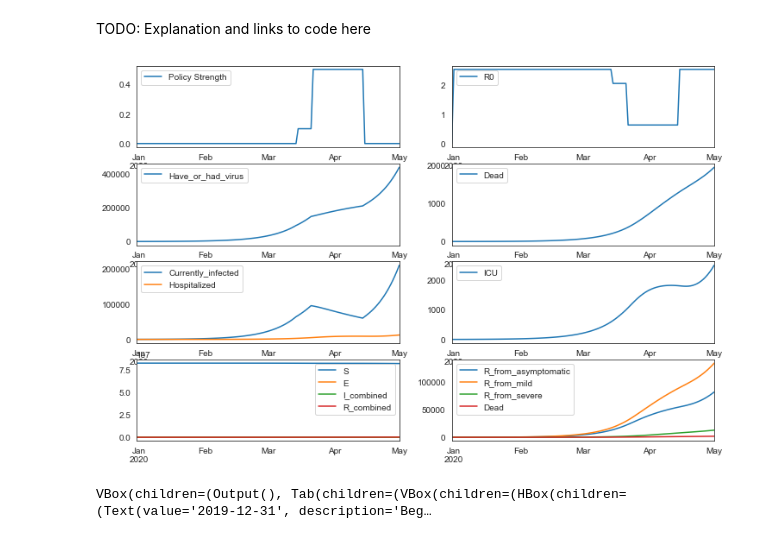
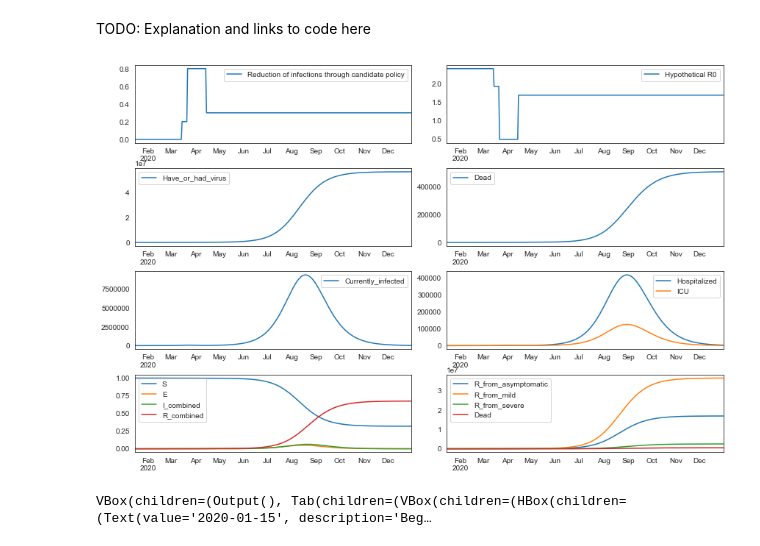
Before and after one commit to maximilianeber/covid, a Jupyter notebook: dashboard.ipynb, the cells around one changed output. Drawn from its saved outputs; the diff is of its cells as text; code cells hidden in the pictures.

```diff
--- a/dashboard.ipynb
+++ b/dashboard.ipynb
@@ -20,25 +20,26 @@ from seir import Seir
 sns.set_style("white")
 # %%
 parameters = {
-    "beta": 0.35,
-    "t_incubation": 5.5,
-    "t_presymptomatic": 1.5,
+    "r0": 2.4,
+    "t_incubation": 5.1,
+    "t_presymptomatic": 1,
     "t_recovery_asymptomatic": 5,
-    "t_recovery_mild": 14,
-    "t_recovery_severe": 30.5,
-    "t_death": 14,
-    "t_hospital_lag": 5,
+    "t_recovery_mild": 5,
+    "t_home_severe": 5,
+    "t_hospital_severe_recovered": 10.4,
+    "t_hospital_severe_deceased": 10.4,
     "p_asymptomatic": 0.3,
-    "p_severe": 0.09,
-    "p_fatal": 0.01,
-    "p_self_quarantine": 0.5,
-    "p_icu_given_hospital": 0.20,
+    "p_severe": 0.044,
+    "p_fatal": 0.009,
+    "p_self_quarantine": 0.66,
+    "p_icu_given_hospital": 0.30,
 }
 
 start = {
     "T": 0.0,
-    "S": (1 - 0.024 / 10000),
-    "E": 0.024 / 10000,  # assumng 200 people where infected in the beginning
+    "S": (1 - 0.006 / 10000),
+    "E": 0.006
+    / 10000,  # assuming 50 people had just caught the virus (currently assumed to be 15/01/2020)
     "I": 0.0,
     "I_asymptomatic": 0.0,
     "I_mild": 0.0,
@@ -50,7 +51,7 @@ start = {
     "R_from_mild": 0.0,
     "R_from_severe": 0.0,
     "Dead": 0,
-    "R0": 0,
+    "Hypothetical R0": 2.4,
 }
 # %%
 def update_results(
@@ -109,14 +110,11 @@ def policy_widget(description, date, policy=0):
 
 
 # Policy Box
-text_box0, float_box0 = policy_widget("Beginning of simulation", "2019-12-31")
-text_box1, float_box1 = policy_widget("Policy intervention 1", "2020-03-14", policy=0.1)
-text_box2, float_box2 = policy_widget("Policy intervention 2", "2020-03-21", policy=0.5)
-text_box3, float_box3 = policy_widget("Policy intervention 3", "2020-04-14", policy=0)
-text_box4, float_box4 = policy_widget("End of simulatiion", "2020-05-01")
-
-
-# Weird outcome to check: 0, 0.25, 0.9, 0.38 path, square term in R0
+text_box0, float_box0 = policy_widget("Beginning of simulation", "2020-01-15", policy=0)
+text_box1, float_box1 = policy_widget("Policy intervention 1", "2020-03-14", policy=0.2)
+text_box2, float_box2 = policy_widget("Policy intervention 2", "2020-03-21", policy=0.8)
+text_box3, float_box3 = policy_widget("Policy intervention 3", "2020-04-14", policy=0.3)
+text_box4, float_box4 = policy_widget("End of simulatiion", "2020-12-31")
 
 
 policy_box = widgets.VBox(
@@ -135,32 +133,32 @@ parameters_box = widgets.VBox()
 start_box = widgets.VBox()
 
 # Combine inputs in tabs
 input_tab = widgets.Tab()
 input_tab.children = [policy_box, parameters_box, start_box]
 input_tab.set_title(0, "Policy")
 input_tab.set_title(1, "Parameters")
 input_tab.set_title(2, "Starting Values")
 
 # Output box
 output_box = widgets.interactive_output(
     update_results_partial,
     {
         "policy_period0": float_box0,
         "policy_period1": float_box1,
         "policy_period2": float_box2,
         "policy_period3": float_box3,
         "policy_period4": float_box4,
         "date_period0": text_box0,
         "date_period1": text_box1,
         "date_period2": text_box2,
         "date_period3": text_box3,
         "date_period4": text_box4,
     },
 )
 
 # Combination
 dash = widgets.VBox([output_box, input_tab])
 dash
 # %% [output]
-[figure, old version]
+[figure, new version]
-VBox(children=(Output(), Tab(children=(VBox(children=(HBox(children=(Text(value='2019-12-31', description='Beg…
+VBox(children=(Output(), Tab(children=(VBox(children=(HBox(children=(Text(value='2020-01-15', description='Beg…
```
Also changed, not shown: 1 other file.
